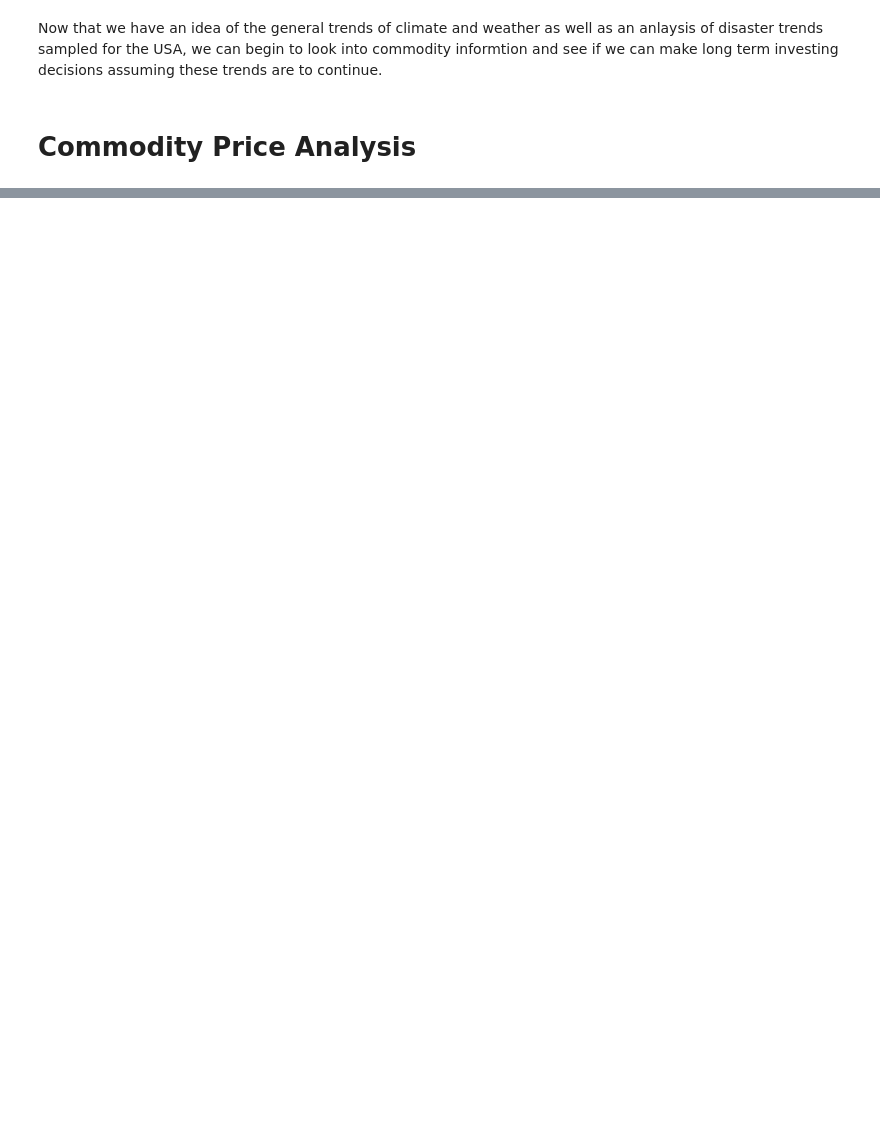
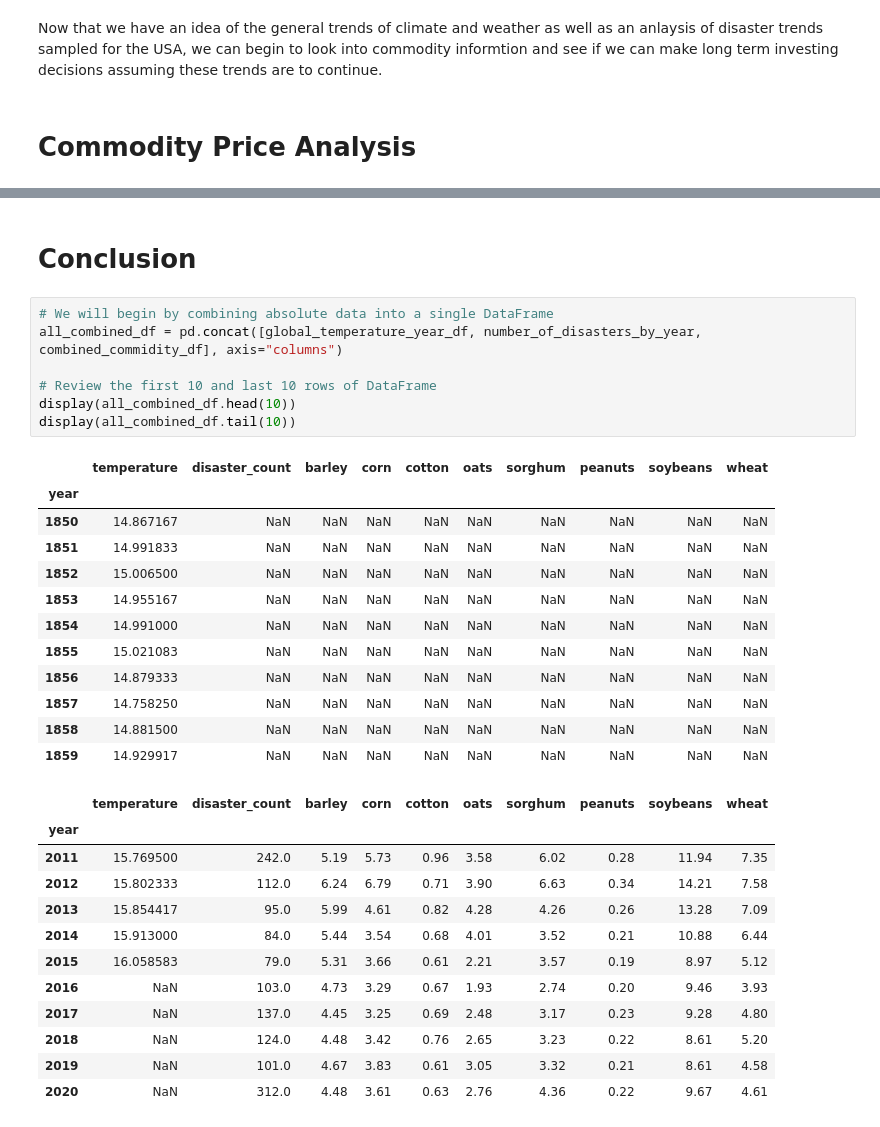
Before and after one commit to joshuacreveling/Group_Project_1, a Jupyter notebook: commodities_prices_vs_climate_change.ipynb, the cells around one changed output, grey strips where cells are left out. Saved outputs shown, nothing was run; the diff lists cells and outputs as text; blank space fills up the shorter version.

Commit message:
Updating analysis and conclusion. -JC

```diff
--- a/commodities_prices_vs_climate_change.ipynb
+++ b/commodities_prices_vs_climate_change.ipynb
@@ -783,0 +819,34 @@ commodities_cum_product.hvplot()
+# %% [markdown]
+# Conclusion
+# %%
+# We will begin by combining absolute data into a single DataFrame
+all_combined_df = pd.concat([global_temperature_year_df, number_of_disasters_by_year, combined_commidity_df], axis="columns")
+
+# Review the first 10 and last 10 rows of DataFrame
+display(all_combined_df.head(10))
+display(all_combined_df.tail(10))
+# %% [output]
+|  | temperature | disaster_count | barley | corn | cotton | oats | sorghum | peanuts | soybeans | wheat |
+| year |  |  |  |  |  |  |  |  |  |  |
+| 1850 | 14.867167 | NaN | NaN | NaN | NaN | NaN | NaN | NaN | NaN | NaN |
+| 1851 | 14.991833 | NaN | NaN | NaN | NaN | NaN | NaN | NaN | NaN | NaN |
+| 1852 | 15.006500 | NaN | NaN | NaN | NaN | NaN | NaN | NaN | NaN | NaN |
+| 1853 | 14.955167 | NaN | NaN | NaN | NaN | NaN | NaN | NaN | NaN | NaN |
+| 1854 | 14.991000 | NaN | NaN | NaN | NaN | NaN | NaN | NaN | NaN | NaN |
+| 1855 | 15.021083 | NaN | NaN | NaN | NaN | NaN | NaN | NaN | NaN | NaN |
+| 1856 | 14.879333 | NaN | NaN | NaN | NaN | NaN | NaN | NaN | NaN | NaN |
+| 1857 | 14.758250 | NaN | NaN | NaN | NaN | NaN | NaN | NaN | NaN | NaN |
+| 1858 | 14.881500 | NaN | NaN | NaN | NaN | NaN | NaN | NaN | NaN | NaN |
+| 1859 | 14.929917 | NaN | NaN | NaN | NaN | NaN | NaN | NaN | NaN | NaN |
+|  | temperature | disaster_count | barley | corn | cotton | oats | sorghum | peanuts | soybeans | wheat |
+| year |  |  |  |  |  |  |  |  |  |  |
+| 2011 | 15.769500 | 242.0 | 5.19 | 5.73 | 0.96 | 3.58 | 6.02 | 0.28 | 11.94 | 7.35 |
+| 2012 | 15.802333 | 112.0 | 6.24 | 6.79 | 0.71 | 3.90 | 6.63 | 0.34 | 14.21 | 7.58 |
+| 2013 | 15.854417 | 95.0 | 5.99 | 4.61 | 0.82 | 4.28 | 4.26 | 0.26 | 13.28 | 7.09 |
+| 2014 | 15.913000 | 84.0 | 5.44 | 3.54 | 0.68 | 4.01 | 3.52 | 0.21 | 10.88 | 6.44 |
+| 2015 | 16.058583 | 79.0 | 5.31 | 3.66 | 0.61 | 2.21 | 3.57 | 0.19 | 8.97 | 5.12 |
+| 2016 | NaN | 103.0 | 4.73 | 3.29 | 0.67 | 1.93 | 2.74 | 0.20 | 9.46 | 3.93 |
+| 2017 | NaN | 137.0 | 4.45 | 3.25 | 0.69 | 2.48 | 3.17 | 0.23 | 9.28 | 4.80 |
+| 2018 | NaN | 124.0 | 4.48 | 3.42 | 0.76 | 2.65 | 3.23 | 0.22 | 8.61 | 5.20 |
+| 2019 | NaN | 101.0 | 4.67 | 3.83 | 0.61 | 3.05 | 3.32 | 0.21 | 8.61 | 4.58 |
+| 2020 | NaN | 312.0 | 4.48 | 3.61 | 0.63 | 2.76 | 4.36 | 0.22 | 9.67 | 4.61 |
```
Also changed, not shown: parts of 16 cells of this notebook.
